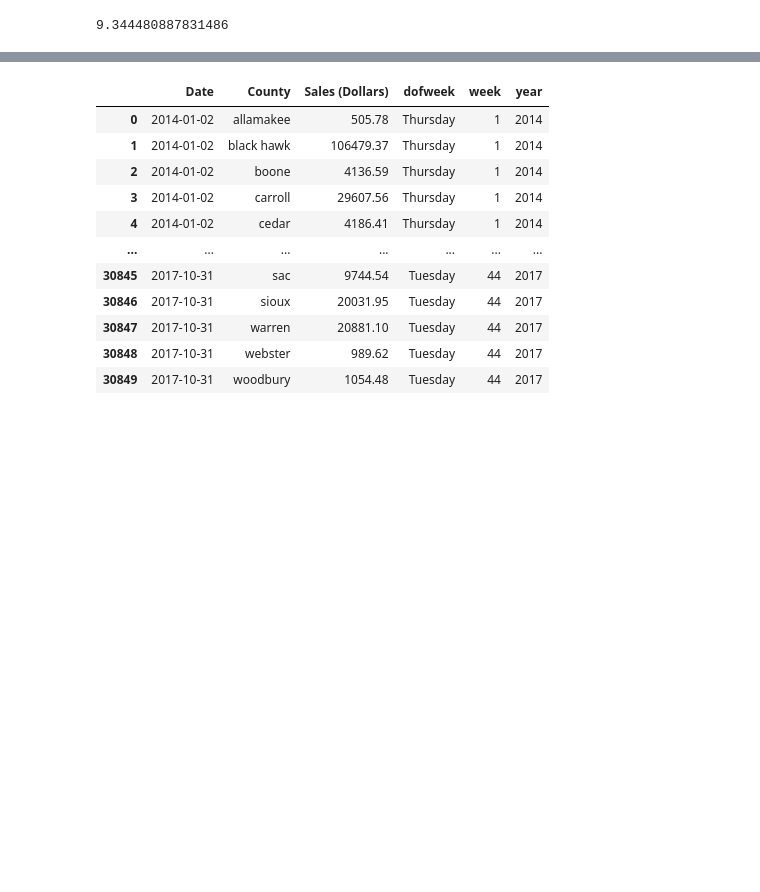
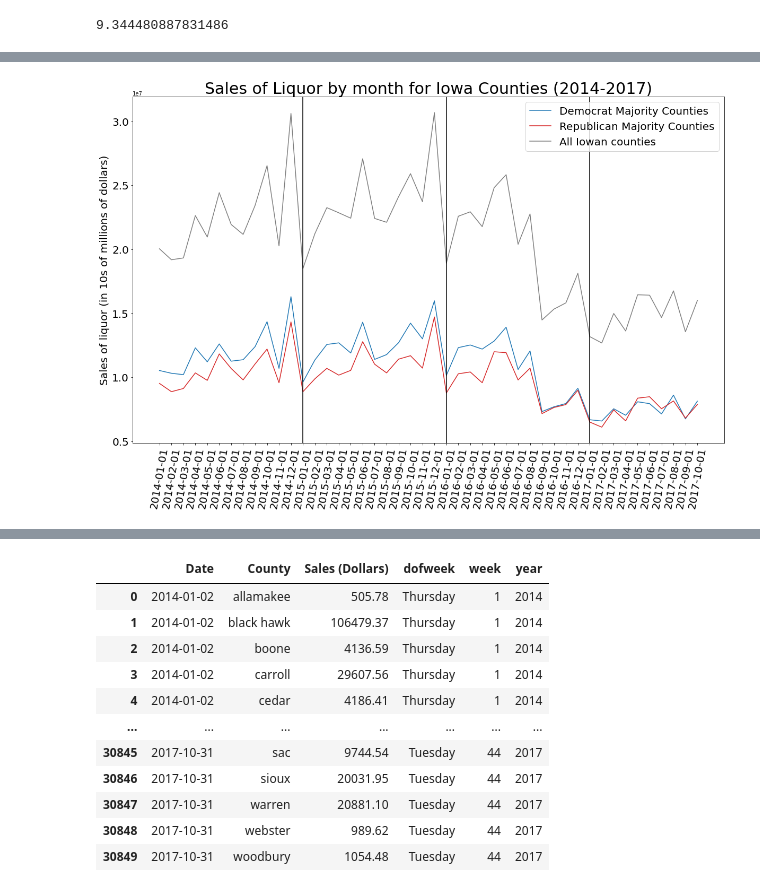
Before and after one commit to kekstrom/ACE592_group, a Jupyter notebook: Iowa Liquor Data Vis.ipynb, the cells around one changed output, grey strips where cells are left out. Cells and saved outputs as stored; diff of their text form; code cells hidden in the pictures; blank space fills up the shorter version.

```diff
--- a/Iowa Liquor Data Vis.ipynb
+++ b/Iowa Liquor Data Vis.ipynb
@@ -91,3 +134,4 @@ demc=imsale.loc[imsale.majD==True] #create object for Democratic majority counti
 # %%
 rep=repc.groupby(by='Date').sum('Sales (Dollars)') #monthly total sales of liquor for Republican majority counties
 dem=demc.groupby(by='Date').sum('Sales (Dollars)') #monthly total sales of liquor for Democratic majority counties
+overall=imsale.groupby(by='Date').sum('Sales (Dollars)') #monthly total sales of liquor for all counties
@@ -94,4 +142,5 @@ dem=demc.groupby(by='Date').sum('Sales (Dollars)') #monthly total sales of liquo
 # %%
 rep['Per_cap_liq_cons']=rep['Sales (Dollars)']/y #per capita consumption by month for Republican (Rep) counties ($/person every month)
 dem['Per_cap_liq_cons']=dem['Sales (Dollars)']/x #per capita consumption by month for Democratic (Dem) counties ($/person every month)
+overall['Per_cap_liq_cons']=overall['Sales (Dollars)']/(x+y)
 # %%
@@ -123,0 +182,18 @@ plt.show()
+# %%
+plt.figure(figsize=(20,12))
+plt.plot(dem['Sales (Dollars)'], color='tab:blue',label='Democrat Majority Counties');
+plt.plot(rep['Sales (Dollars)'],color='tab:red',label='Republican Majority Counties');
+plt.plot(overall['Sales (Dollars)'],color='tab:gray',label='All Iowan counties');
+plt.legend(loc='upper right',bbox_to_anchor=(1,1),fontsize=20);
+plt.title('Sales of Liquor by month for Iowa Counties (2014-2017)',fontsize=30);
+plt.xticks(rotation=80,fontsize=20)
+plt.ylabel('Sales of liquor (in 10s of millions of dollars)',fontsize=20)
+plt.yticks(fontsize=20,color='black')
+
+xcoords=['2015-01-01','2016-01-01','2017-01-01']
+colors=['k','k','k']
+for xc,c in zip(xcoords,colors):
+    plt.axvline(x=xc,c=c)
+plt.show()
+# %% [output]
+[figure, added]
```
Also changed, not shown: parts of 37 cells of this notebook.
